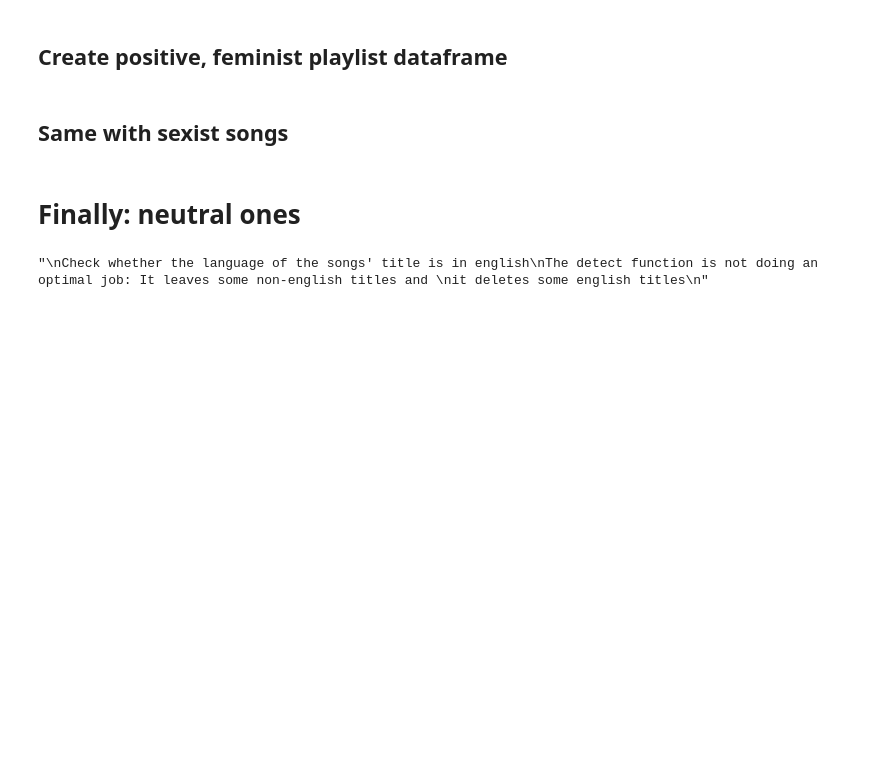
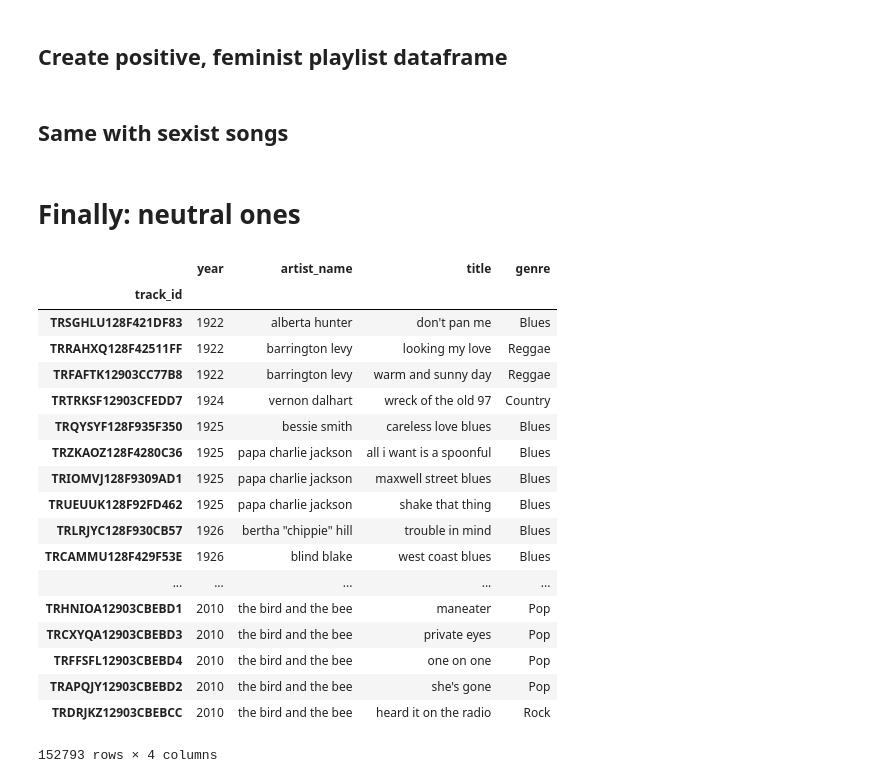
Before and after one commit to axnyang/CS401, a Jupyter notebook: msd_csv_creation.ipynb, the cells around one changed output. Drawn from its saved outputs; the diff is of its cells as text; code cells hidden in the pictures; blank space fills up the shorter version.

```diff
--- a/msd_csv_creation.ipynb
+++ b/msd_csv_creation.ipynb
@@ -352,6 +380,28 @@ lyrics_dataframe.to_csv(data_dir + '/train_lyrics.csv')
 # Load the MSD dataset
 
 year_artist_name_title_genre = pd.read_csv(os.path.join(data_dir + "/year_artist_name_title_genre.csv")).set_index('track_id')
+# %%
+year_artist_name_title_genre
+# %% [output]
+|  | year | artist_name | title | genre |
+| track_id |  |  |  |  |
+| TRSGHLU128F421DF83 | 1922 | alberta hunter | don't pan me | Blues |
+| TRRAHXQ128F42511FF | 1922 | barrington levy | looking my love | Reggae |
+| TRFAFTK12903CC77B8 | 1922 | barrington levy | warm and sunny day | Reggae |
+| TRTRKSF12903CFEDD7 | 1924 | vernon dalhart | wreck of the old 97 | Country |
+| TRQYSYF128F935F350 | 1925 | bessie smith | careless love blues | Blues |
+| TRZKAOZ128F4280C36 | 1925 | papa charlie jackson | all i want is a spoonful | Blues |
+| TRIOMVJ128F9309AD1 | 1925 | papa charlie jackson | maxwell street blues | Blues |
+| TRUEUUK128F92FD462 | 1925 | papa charlie jackson | shake that thing | Blues |
+| TRLRJYC128F930CB57 | 1926 | bertha "chippie" hill | trouble in mind | Blues |
+| TRCAMMU128F429F53E | 1926 | blind blake | west coast blues | Blues |
+| ... | ... | ... | ... | ... |
+| TRHNIOA12903CBEBD1 | 2010 | the bird and the bee | maneater | Pop |
+| TRCXYQA12903CBEBD3 | 2010 | the bird and the bee | private eyes | Pop |
+| TRFFSFL12903CBEBD4 | 2010 | the bird and the bee | one on one | Pop |
+| TRAPQJY12903CBEBD2 | 2010 | the bird and the bee | she's gone | Pop |
+| TRDRJKZ12903CBEBCC | 2010 | the bird and the bee | heard it on the radio | Rock |
+152793 rows × 4 columns
 # %%
  '''
  Check whether the language of the songs' title is in english
@@ -359,15 +409,13 @@ year_artist_name_title_genre = pd.read_csv(os.path.join(data_dir + "/year_artist
  it deletes some english titles
  '''
 
-# for idx, row in year_artist_name_title_genre.iterrows():
-#     try:
-#         tit = year_artist_name_title_genre.loc[idx, 'title']
-#         language = None
-#         language = detect(tit)
-#         if language !='en':
-#             year_artist_name_title_genre = year_artist_name_title_genre.drop(idx)
-#     except:
-#         pass
+for idx, row in year_artist_name_title_genre.iterrows():
+    try:
+        tit = year_artist_name_title_genre.loc[idx, 'title']
+        language = None
+        language = detect(tit)
+        if language !='en':
+            year_artist_name_title_genre = year_artist_name_title_genre.drop(idx)
+    except:
+        pass
-# %% [output]
-"\nCheck whether the language of the songs' title is in english\nThe detect function is not doing an optimal job: It leaves some non-english titles and \nit deletes some english titles\n"
 # %%
```
Also changed, not shown: parts of 6 cells of this notebook.
